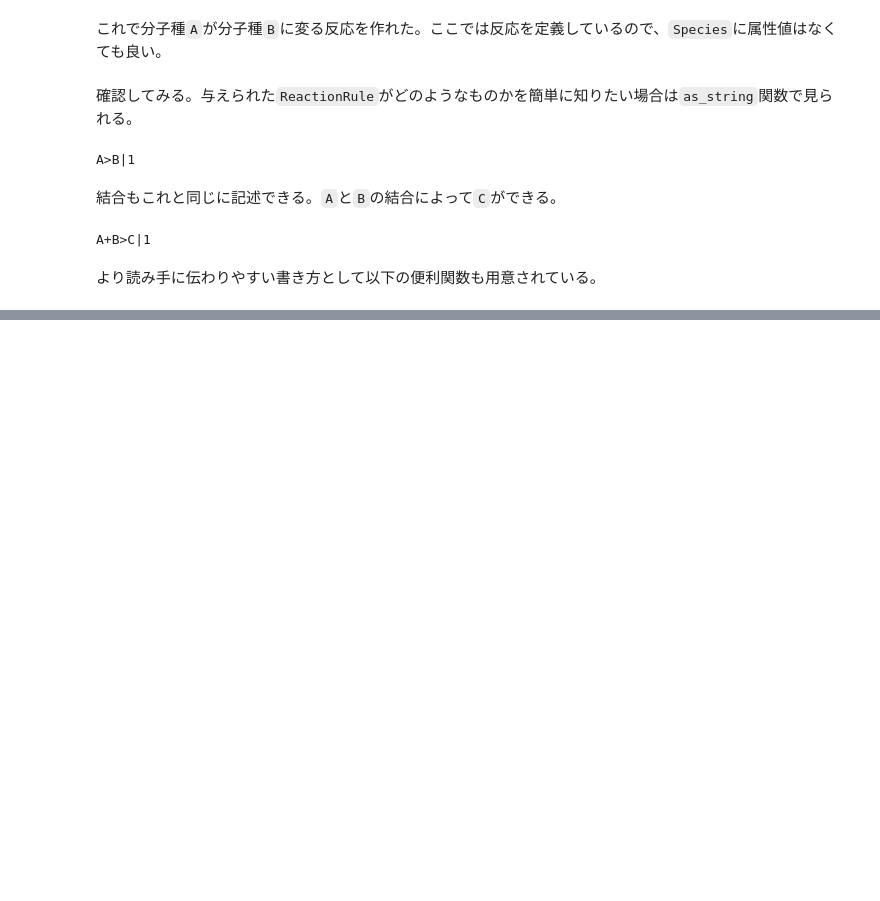
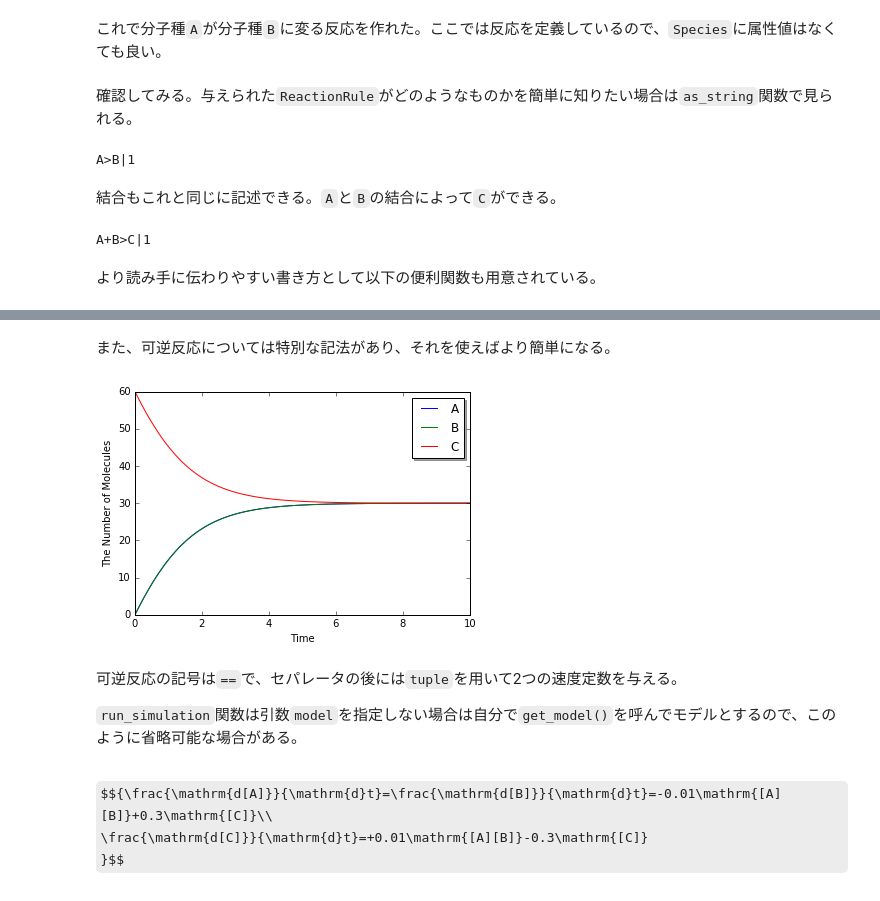
Before and after one commit to kozo2/ecell4-lectures, a Jupyter notebook: lecture3.ipynb, the cells around one changed output, grey strips where cells are left out. Cells and saved outputs as stored; diff of their text form; code cells hidden in the pictures; some formulas as TeX source; blank space fills up the shorter version.

```diff
--- a/lecture3.ipynb
+++ b/lecture3.ipynb
@@ -111,0 +194,17 @@ rr3 = create_unbinding_reaction_rule(
+# %% [markdown]
+また、可逆反応については特別な記法があり、それを使えばより簡単になる。
+# %%
+with reaction_rules():
+    A + B == C | (0.01, 0.3)
+
+run_simulation(10, {'C': 60})
+# %% [output]
+[figure, added]
+# %% [markdown]
+可逆反応の記号は`==`で、セパレータの後には`tuple`を用いて2つの速度定数を与える。
+
+`run_simulation`関数は引数`model`を指定しない場合は自分で`get_model()`を呼んでモデルとするので、このように省略可能な場合がある。
+# %% [markdown]
+$${\frac{\mathrm{d[A]}}{\mathrm{d}t}=\frac{\mathrm{d[B]}}{\mathrm{d}t}=-0.01\mathrm{[A][B]}+0.3\mathrm{[C]}\\
+\frac{\mathrm{d[C]}}{\mathrm{d}t}=+0.01\mathrm{[A][B]}-0.3\mathrm{[C]}
+}$$
```
Also changed, not shown: parts of 60 cells of this notebook.
